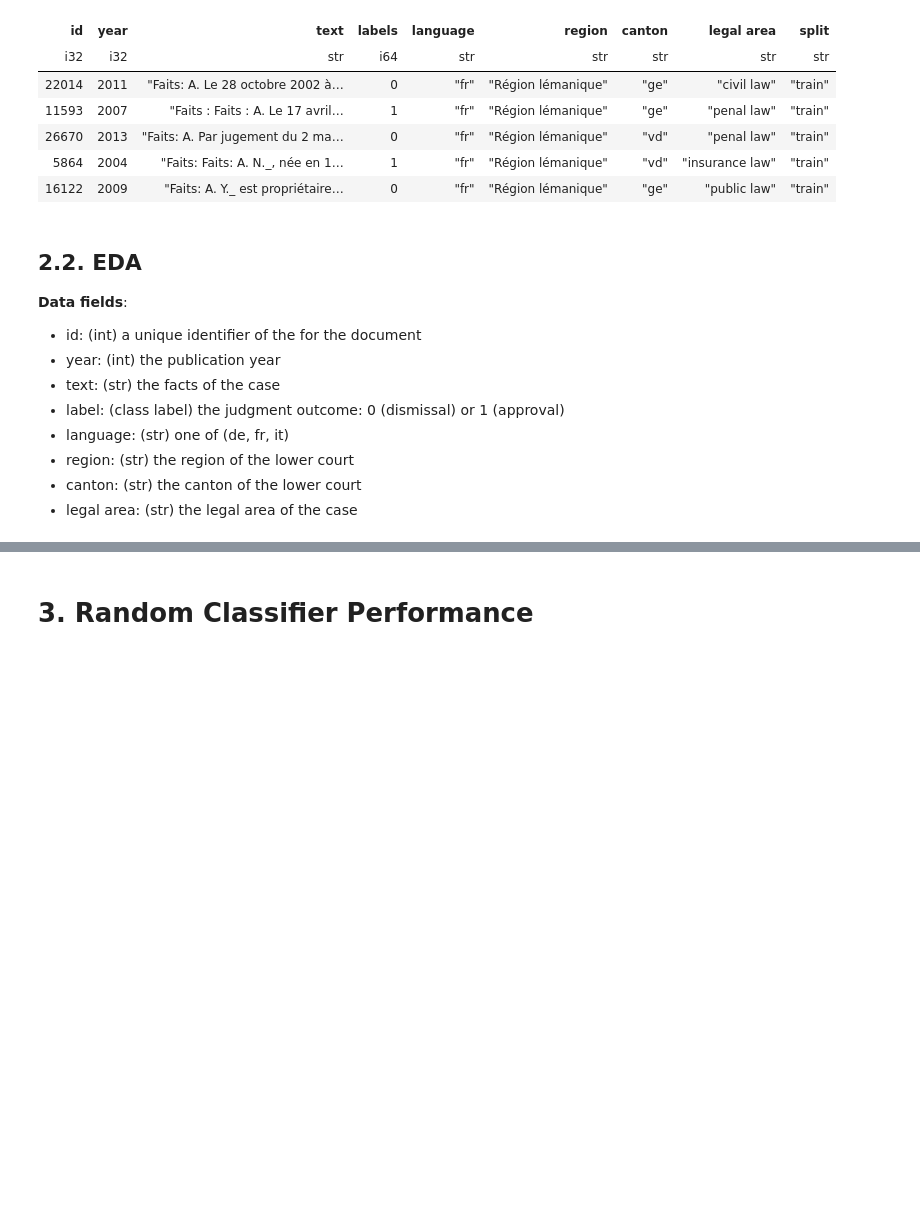
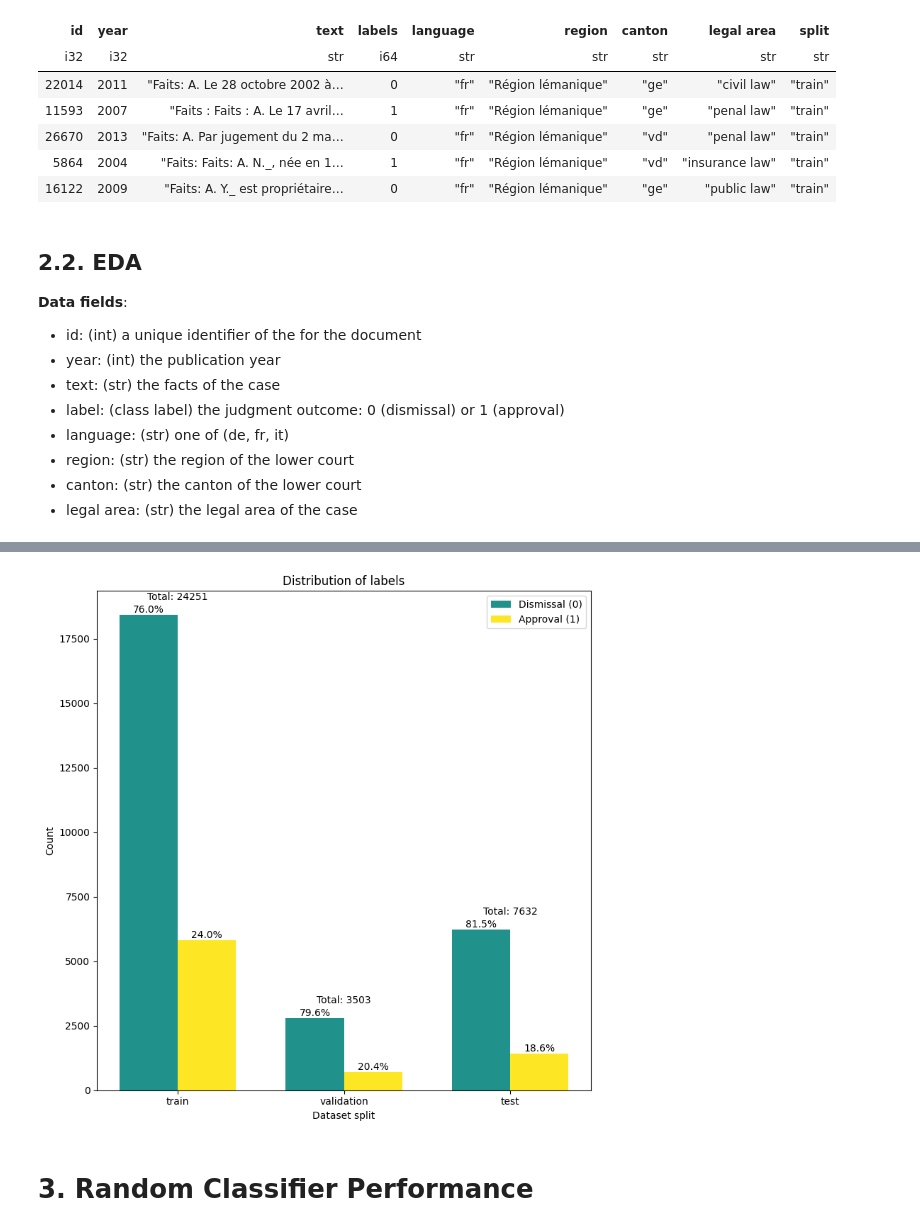
Before and after one commit to pablo-fdz/adv_nlp_final_assessment, a Jupyter notebook: part_1_problem_setup.ipynb, the cells around one changed output, grey strips where cells are left out. Drawn from its saved outputs; the diff is of its cells as text; code cells hidden in the pictures; blank space fills up the shorter version.

```diff
--- a/part_1_problem_setup.ipynb
+++ b/part_1_problem_setup.ipynb
@@ -216,0 +217,70 @@ shape: (5, 9)
+# %%
+label_distribution = df.group_by(['split', 'labels']).len().sort(['split', 'labels'])
+
+# pivot
+label_pivot = label_distribution.pivot(
+    index='split',
+    on='labels',
+    values='len'
+).sort(['split'])
+
+total_by_split = label_pivot.select(pl.col('0') + pl.col('1')).rename({'0': 'total'})
+label_pivot_with_pct = label_pivot.with_columns([
+    (pl.col('0') / (pl.col('0') + pl.col('1')) * 100).round(2).alias('0_pct'), # percentages for each labels
+    (pl.col('1') / (pl.col('0') + pl.col('1')) * 100).round(2).alias('1_pct')
+])
+
+# reorder and pivot
+split_order = {'train': 0, 'validation': 1, 'test': 2}
+label_pivot = label_pivot.filter(
+    pl.col('split').is_in(['train', 'validation', 'test'])
+).with_columns(
+    pl.col('split').map_elements(lambda x: split_order.get(x, 99), return_dtype=pl.Int64).alias('sort_key')
+).sort('sort_key').drop('sort_key')
+
+label_pivot_with_pct = label_pivot_with_pct.filter(
+    pl.col('split').is_in(['train', 'validation', 'test'])
+).with_columns(
+    pl.col('split').map_elements(lambda x: split_order.get(x, 99), return_dtype=pl.Int64).alias('sort_key')
+).sort('sort_key').drop('sort_key')
+
+print(label_pivot_with_pct)
+
+ordered_splits = ['train', 'validation', 'test']
+label_0_counts = label_pivot.select('0').to_numpy().flatten()
+label_1_counts = label_pivot.select('1').to_numpy().flatten()
+
+fig, ax = plt.subplots(figsize=(8, 8))
+width = 0.35
+x = np.arange(len(ordered_splits))
+
+bar1 = ax.bar(x - width/2, label_0_counts, width, label='Dismissal (0)', color=plt.cm.viridis(np.linspace(0.5, 0.5, 3)))
+bar2 = ax.bar(x + width/2, label_1_counts, width, label='Approval (1)', color=plt.cm.viridis(np.linspace(1, 1, 3)))
+
+for i, bar in enumerate(bar1):
+    height = bar.get_height()
+    ax.text(bar.get_x() + bar.get_width()/2., height + 0.1,
+            f'{label_pivot_with_pct["0_pct"][i]:.1f}%',
+            ha='center', va='bottom')
+
+for i, bar in enumerate(bar2):
+    height = bar.get_height()
+    ax.text(bar.get_x() + bar.get_width()/2., height + 0.1,
+            f'{label_pivot_with_pct["1_pct"][i]:.1f}%',
+            ha='center', va='bottom')
+
+ax.set_xlabel('Dataset split')
+ax.set_ylabel('Count')
+ax.set_title('Distribution of labels')
+ax.set_xticks(x)
+ax.set_xticklabels(ordered_splits)
+ax.legend()
+
+for i in range(len(ordered_splits)):
+    total = label_0_counts[i] + label_1_counts[i]
+    ax.text(i, max(label_0_counts[i], label_1_counts[i]) + 500,
+            f'Total: {total}', ha='center', va='bottom')
+
+plt.tight_layout()
+plt.show()
+# %% [output]
@@ -217,2 +297,3 @@ shape: (5, 9)
+[figure, added]
 # %% [markdown]
 # 3. Random Classifier Performance
```
Also changed, not shown: parts of 5 cells of this notebook.
